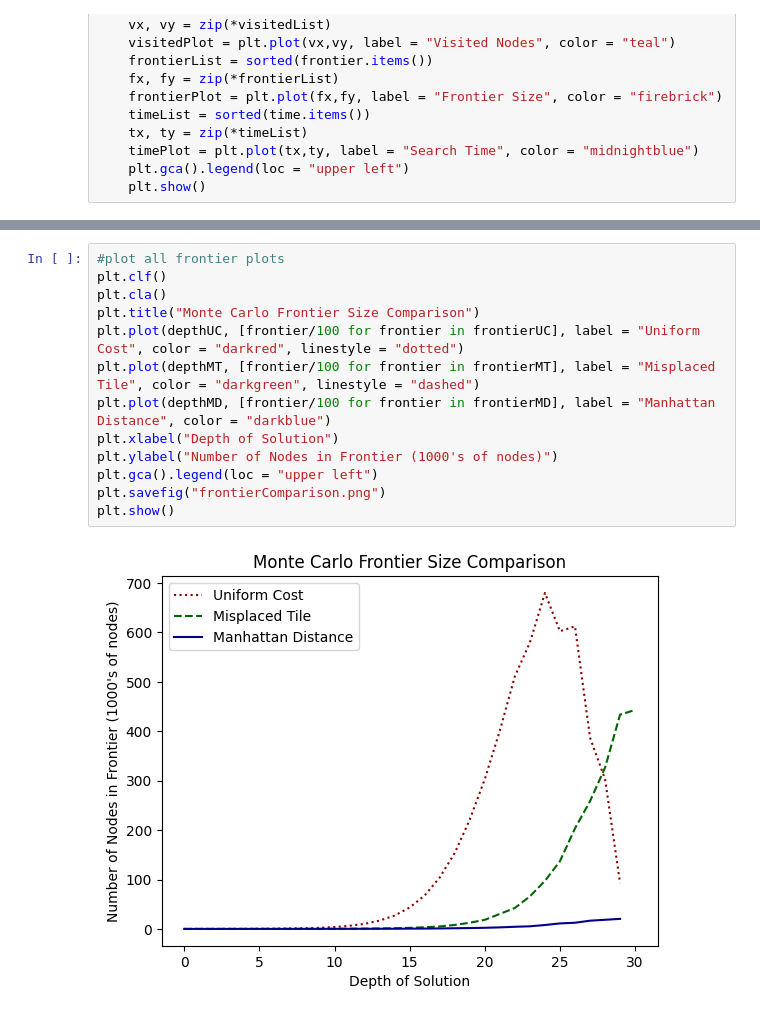
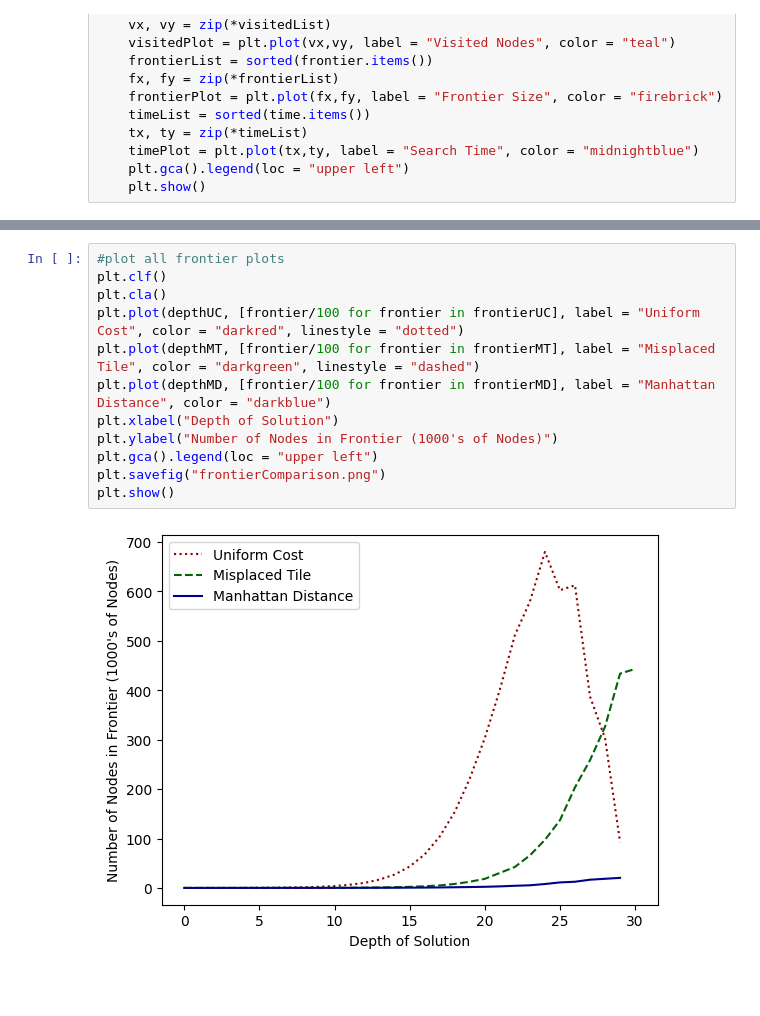
Before and after one commit to BrandonPaulsen/PYSlidingPuzzles, a Jupyter notebook: PYSlidingPuzzle.ipynb, the cells around one changed output, grey strips where cells are left out. Cells and saved outputs as stored; diff of their text form; blank space fills up the shorter version.

```diff
--- a/PYSlidingPuzzle.ipynb
+++ b/PYSlidingPuzzle.ipynb
@@ -488,18 +500,17 @@ plt.show()
 # %%
 #plot all frontier plots
 plt.clf()
 plt.cla()
-plt.title("Monte Carlo Frontier Size Comparison")
 plt.plot(depthUC, [frontier/100 for frontier in frontierUC], label = "Uniform Cost", color = "darkred", linestyle = "dotted")
 plt.plot(depthMT, [frontier/100 for frontier in frontierMT], label = "Misplaced Tile", color = "darkgreen", linestyle = "dashed")
 plt.plot(depthMD, [frontier/100 for frontier in frontierMD], label = "Manhattan Distance", color = "darkblue")
 plt.xlabel("Depth of Solution")
-plt.ylabel("Number of Nodes in Frontier (1000's of nodes)")
+plt.ylabel("Number of Nodes in Frontier (1000's of Nodes)")
 plt.gca().legend(loc = "upper left")
 plt.savefig("frontierComparison.png")
 plt.show()
 # %% [output]
-[figure, old version]
+[figure, new version]
 # %%
 #plot all time plots
 plt.clf()
```
Also changed, not shown: parts of 6 cells of this notebook, 10 other files.
